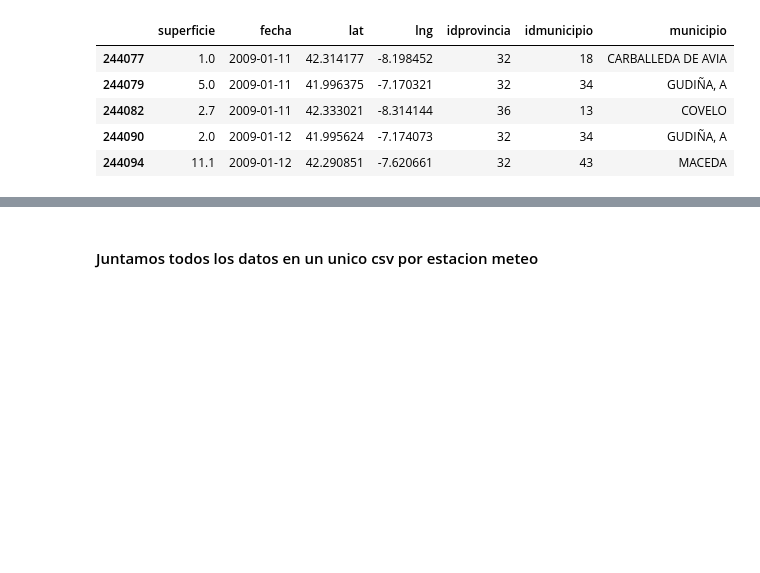
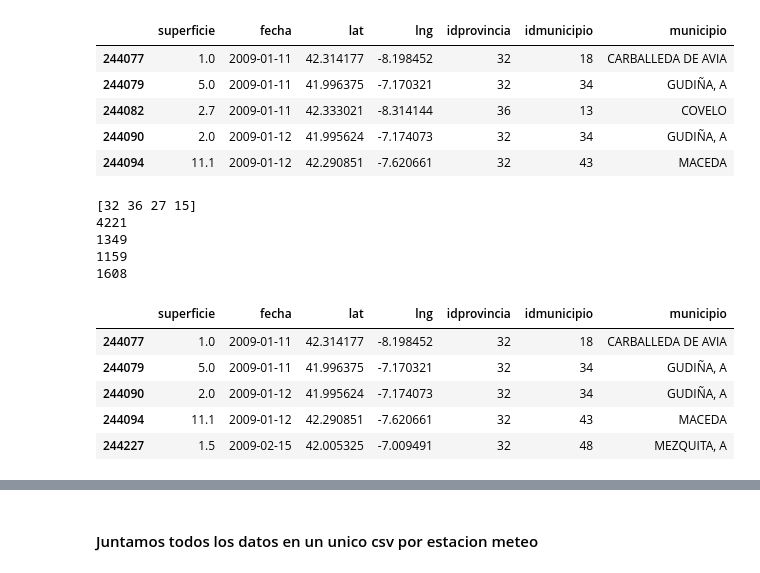
Before and after one commit to JozsefIvanGafo/4-Year-Q1-iao-project-Prediction-of-Forest-fires-in-Galicia-Spain2024-UC3M, a Jupyter notebook: prediction_of_forest_fires_in_Galicia.ipynb, the cells around one changed output, grey strips where cells are left out. Saved outputs shown, nothing was run; the diff lists cells and outputs as text; code cells hidden in the pictures; blank space fills up the shorter version.

```diff
--- a/prediction_of_forest_fires_in_Galicia.ipynb
+++ b/prediction_of_forest_fires_in_Galicia.ipynb
@@ -139,3 +139,23 @@ fires.head()
 | 244082 | 2.7 | 2009-01-11 | 42.333021 | -8.314144 | 36 | 13 | COVELO |
 | 244090 | 2.0 | 2009-01-12 | 41.995624 | -7.174073 | 32 | 34 | GUDIÑA, A |
 | 244094 | 11.1 | 2009-01-12 | 42.290851 | -7.620661 | 32 | 43 | MACEDA |
+# %%
+valores_unicos = fires['idprovincia'].unique()
+print(valores_unicos)
+for valor in valores_unicos:
+    print((fires['idprovincia'] == valor).sum())
+# %% [output]
+[32 36 27 15]
+4221
+1349
+1159
+1608
+# %%
+fires[fires['idprovincia']==32].head()
+# %% [output]
+|  | superficie | fecha | lat | lng | idprovincia | idmunicipio | municipio |
+| 244077 | 1.0 | 2009-01-11 | 42.314177 | -8.198452 | 32 | 18 | CARBALLEDA DE AVIA |
+| 244079 | 5.0 | 2009-01-11 | 41.996375 | -7.170321 | 32 | 34 | GUDIÑA, A |
+| 244090 | 2.0 | 2009-01-12 | 41.995624 | -7.174073 | 32 | 34 | GUDIÑA, A |
+| 244094 | 11.1 | 2009-01-12 | 42.290851 | -7.620661 | 32 | 43 | MACEDA |
+| 244227 | 1.5 | 2009-02-15 | 42.005325 | -7.009491 | 32 | 48 | MEZQUITA, A |
```
Also changed, not shown: parts of 18 cells of this notebook, 2 other files.
